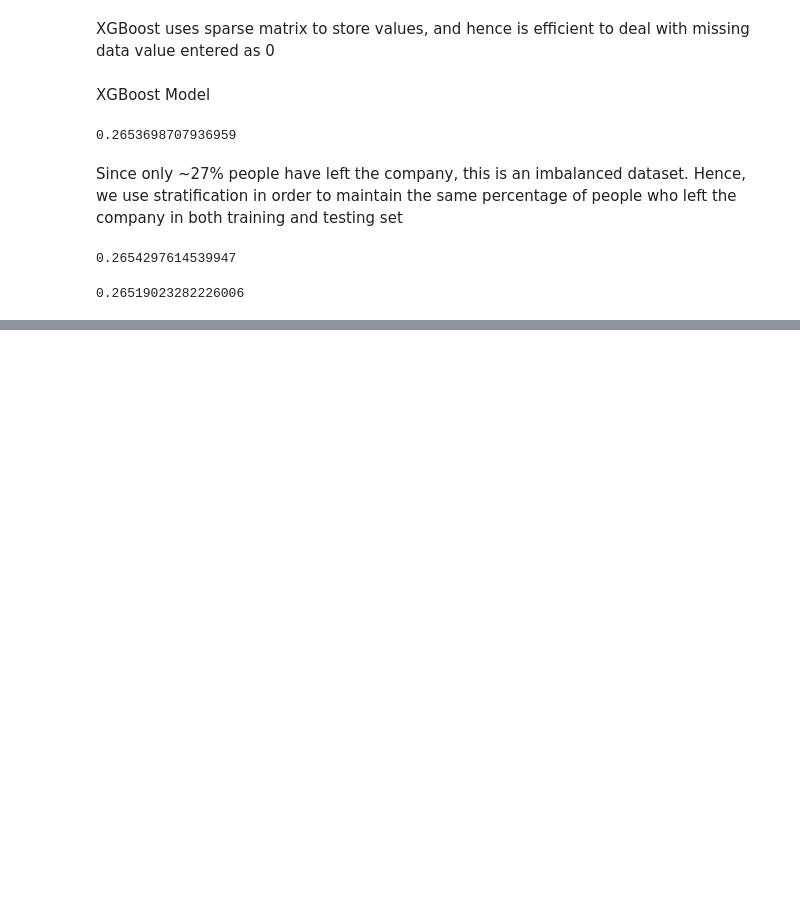
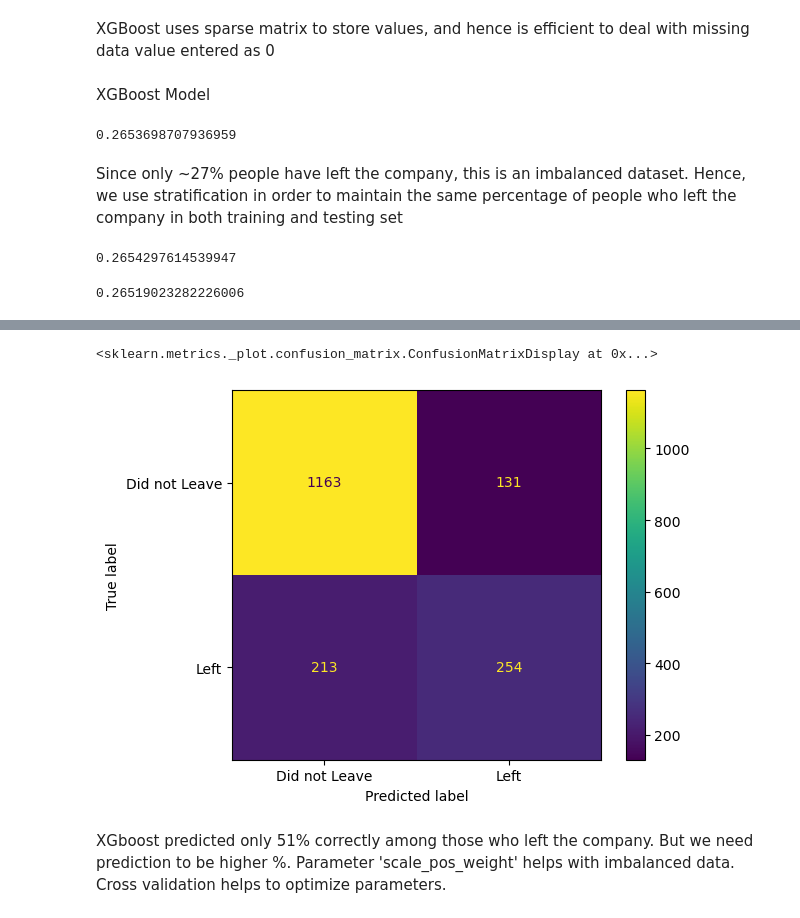
Before and after one commit to davidalias/PythonProjects, a Jupyter notebook: XGBoost/Telco_customer_churn/Telco_Customer_Churn.ipynb, the cells around one changed output, grey strips where cells are left out. Saved outputs shown, nothing was run; the diff lists cells and outputs as text; code cells hidden in the pictures; blank space fills up the shorter version.

Commit message:
XGBoost without optimization

```diff
--- a/XGBoost/Telco_customer_churn/Telco_Customer_Churn.ipynb
+++ b/XGBoost/Telco_customer_churn/Telco_Customer_Churn.ipynb
@@ -282,3 +298,11 @@ sum(y_train)/len(y_train)
 sum(y_test)/len(y_test)
 # %% [output]
 0.26519023282226006
+# %%
+clf_xgb = xgb.XGBClassifier(objective="binary:logistic", missing = np.nan, seed = 42,
+                            eval_metrics = 'aucpr', early_stopping_rounds=10)
+#If the evaluation metric does not improve for a specified number of consecutive rounds (early_stopping_rounds),
+#training stops early.
+clf_xgb.fit(X_train, y_train,
+            verbose = True,
+            eval_set = [(X_test, y_test)])
@@ -284,0 +349,7 @@ sum(y_test)/len(y_test)
+# %%
+ConfusionMatrixDisplay.from_estimator(clf_xgb, X_test,y_test, display_labels=["Did not Leave", "Left"])
+# %% [output]
+<sklearn.metrics._plot.confusion_matrix.ConfusionMatrixDisplay at 0x...>
+[figure, added]
+# %% [markdown]
+XGboost predicted only 51% correctly among those who left the company. But we need prediction to be higher %. Parameter 'scale_pos_weight' helps with imbalanced data. Cross validation helps to optimize parameters.
```
Also changed, not shown: parts of 5 cells of this notebook.
